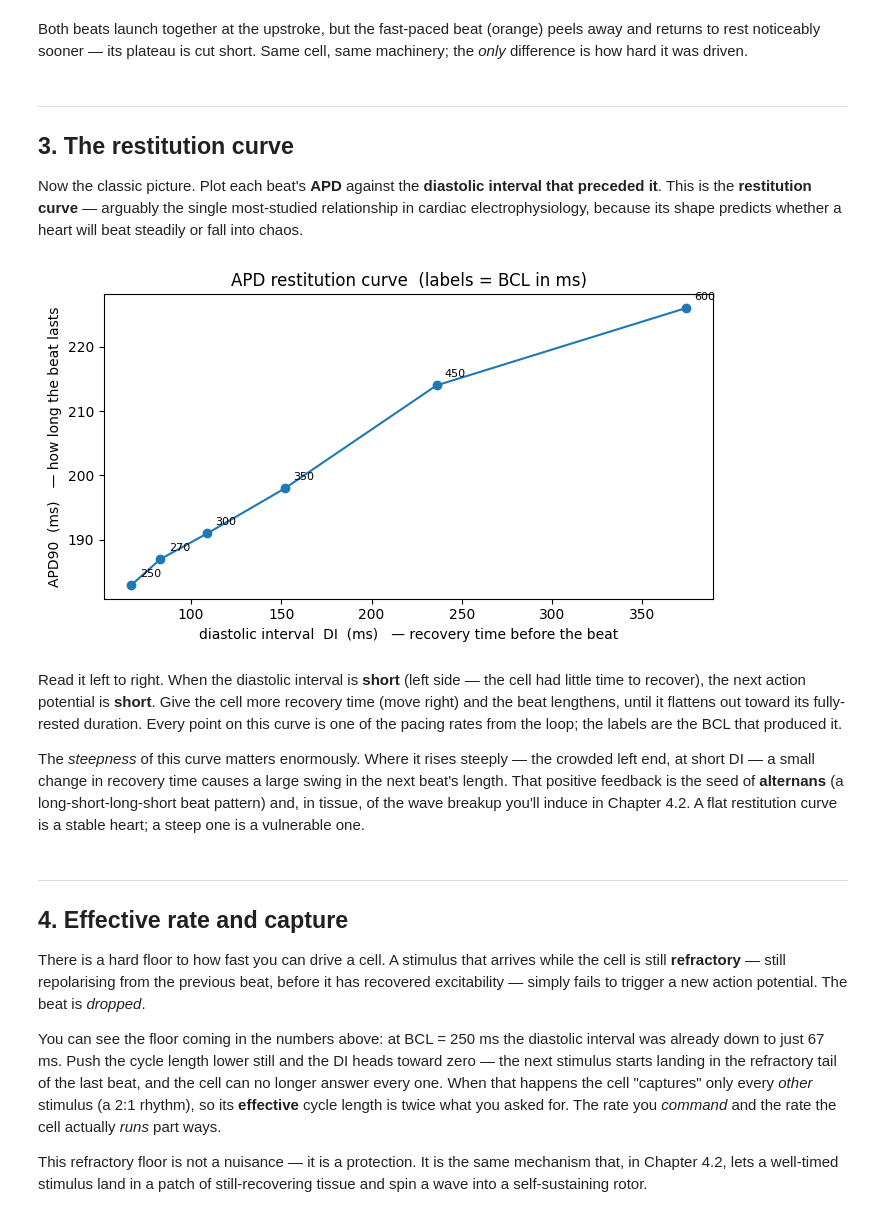
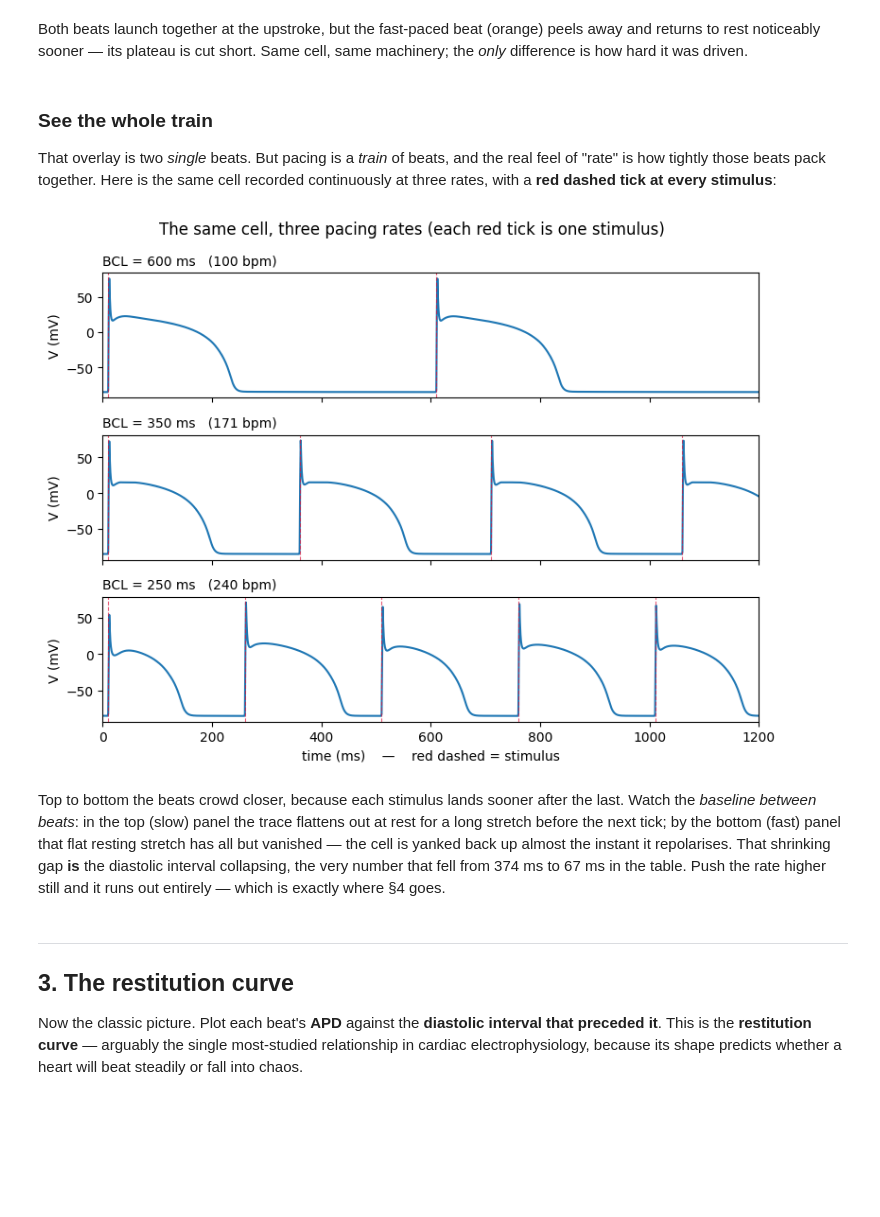
Before and after one commit to RealJokerInc/Heart-Conduction, a Jupyter notebook: cardiac_core/tutorials/04_1_pacing_restitution.ipynb, the cells around one changed output. Drawn from its saved outputs; the diff is of its cells as text; code cells hidden in the pictures; blank space fills up the shorter version.

Commit message:
docs(tutorials): Ch4.1 pacing-train + 2:1 refractory demo (preview, executed)

```diff
--- a/cardiac_core/tutorials/04_1_pacing_restitution.ipynb
+++ b/cardiac_core/tutorials/04_1_pacing_restitution.ipynb
@@ -137,50 +138,43 @@ Both beats launch together at the upstroke, but the fast-paced beat (orange) pee
 returns to rest noticeably sooner — its plateau is cut short. Same cell, same machinery; the *only*
 difference is how hard it was driven.
 # %% [markdown]
----
-## 3. The restitution curve
+### See the whole train
 
-Now the classic picture. Plot each beat's **APD** against the **diastolic interval that preceded it**.
-This is the **restitution curve** — arguably the single most-studied relationship in cardiac
-electrophysiology, because its shape predicts whether a heart will beat steadily or fall into chaos.
+That overlay is two *single* beats. But pacing is a *train* of beats, and the real feel of "rate" is how
+tightly those beats pack together. Here is the same cell recorded continuously at three rates, with a
+**red dashed tick at every stimulus**:
 # %%
-plt.figure(figsize=(7, 4))
-plt.plot(dis, apds, "o-")
-for bcl, di, apd in zip(bcls, dis, apds):
-    plt.annotate(f"{bcl}", (di, apd), textcoords="offset points", xytext=(6, 6), fontsize=8)
-plt.xlabel("diastolic interval  DI  (ms)   — recovery time before the beat")
-plt.ylabel("APD90  (ms)   — how long the beat lasts")
-plt.title("APD restitution curve  (labels = BCL in ms)")
-plt.tight_layout()
+T0  = 10.0                                   # single_cell fires its first stimulus at t = 10 ms
+WIN = 1200.0                                 # a common time window (ms) to compare the rates in
+train_bcls = [600, 350, 250]                 # slow, medium, fast
+
+fig, axes = plt.subplots(len(train_bcls), 1, figsize=(8, 6), sharex=True)
+for ax, bcl in zip(axes, train_bcls):
+    n  = int(WIN / bcl) + 2                   # enough beats to fill the window
+    sc = cc.single_cell("ttp06", celltype="EPI", bcl=bcl, n_beats=n, pre_pace=1, dt=0.05)
+    ax.plot(sc.times, sc.V, color="C0")
+    for k in range(n):                        # one tick per stimulus
+        ax.axvline(T0 + k * bcl, color="crimson", ls="--", lw=0.8, alpha=0.7)
+    ax.set_xlim(0, WIN)
+    ax.set_ylabel("V (mV)")
+    ax.set_title(f"BCL = {bcl} ms   ({round(60000 / bcl)} bpm)", loc="left", fontsize=10)
+axes[-1].set_xlabel("time (ms)    —    red dashed = stimulus")
+fig.suptitle("The same cell, three pacing rates (each red tick is one stimulus)")
+fig.tight_layout()
 plt.show()
 # %% [output]
-[figure, old version]
+[figure, new version]
 # %% [markdown]
-Read it left to right. When the diastolic interval is **short** (left side — the cell had little
-time to recover), the next action potential is **short**. Give the cell more recovery time (move right)
-and the beat lengthens, until it flattens out toward its fully-rested duration. Every point on this
-curve is one of the pacing rates from the loop; the labels are the BCL that produced it.
-
-The *steepness* of this curve matters enormously. Where it rises steeply — the crowded left end, at
-short DI — a small change in recovery time causes a large swing in the next beat's length. That
-positive feedback is the seed of **alternans** (a long-short-long-short beat pattern) and, in tissue,
-of the wave breakup you'll induce in Chapter 4.2. A flat restitution curve is a stable heart; a steep
-one is a vulnerable one.
+Top to bottom the beats crowd closer, because each stimulus lands sooner after the last. Watch
+the *baseline between beats*: in the top (slow) panel the trace flattens out at rest for a long stretch
+before the next tick; by the bottom (fast) panel that flat resting stretch has all but vanished — the
+cell is yanked back up almost the instant it repolarises. That shrinking gap **is** the diastolic
+interval collapsing, the very number that fell from 374 ms to 67 ms in the table. Push the rate higher
+still and it runs out entirely — which is exactly where §4 goes.
 # %% [markdown]
 ---
-## 4. Effective rate and capture
+## 3. The restitution curve
 
-There is a hard floor to how fast you can drive a cell. A stimulus that arrives while the cell is
-still **refractory** — still repolarising from the previous beat, before it has recovered excitability
-— simply fails to trigger a new action potential. The beat is *dropped*.
-
-You can see the floor coming in the numbers above: at BCL = 250 ms the diastolic interval was already
-down to just 67 ms. Push the cycle length lower still and the DI heads toward zero — the next stimulus
-starts landing in the refractory tail of the last beat, and the cell can no longer answer every one.
-When that happens the cell "captures" only every *other* stimulus (a 2:1 rhythm), so its **effective**
-cycle length is twice what you asked for. The rate you *command* and the rate the cell actually *runs*
-part ways.
-
-This refractory floor is not a nuisance — it is a protection. It is the same mechanism that, in
-Chapter 4.2, lets a well-timed stimulus land in a patch of still-recovering tissue and spin a wave
-into a self-sustaining rotor.
+Now the classic picture. Plot each beat's **APD** against the **diastolic interval that preceded it**.
+This is the **restitution curve** — arguably the single most-studied relationship in cardiac
+electrophysiology, because its shape predicts whether a heart will beat steadily or fall into chaos.
```
Also changed, not shown: parts of 10 cells of this notebook, 1 other file.
